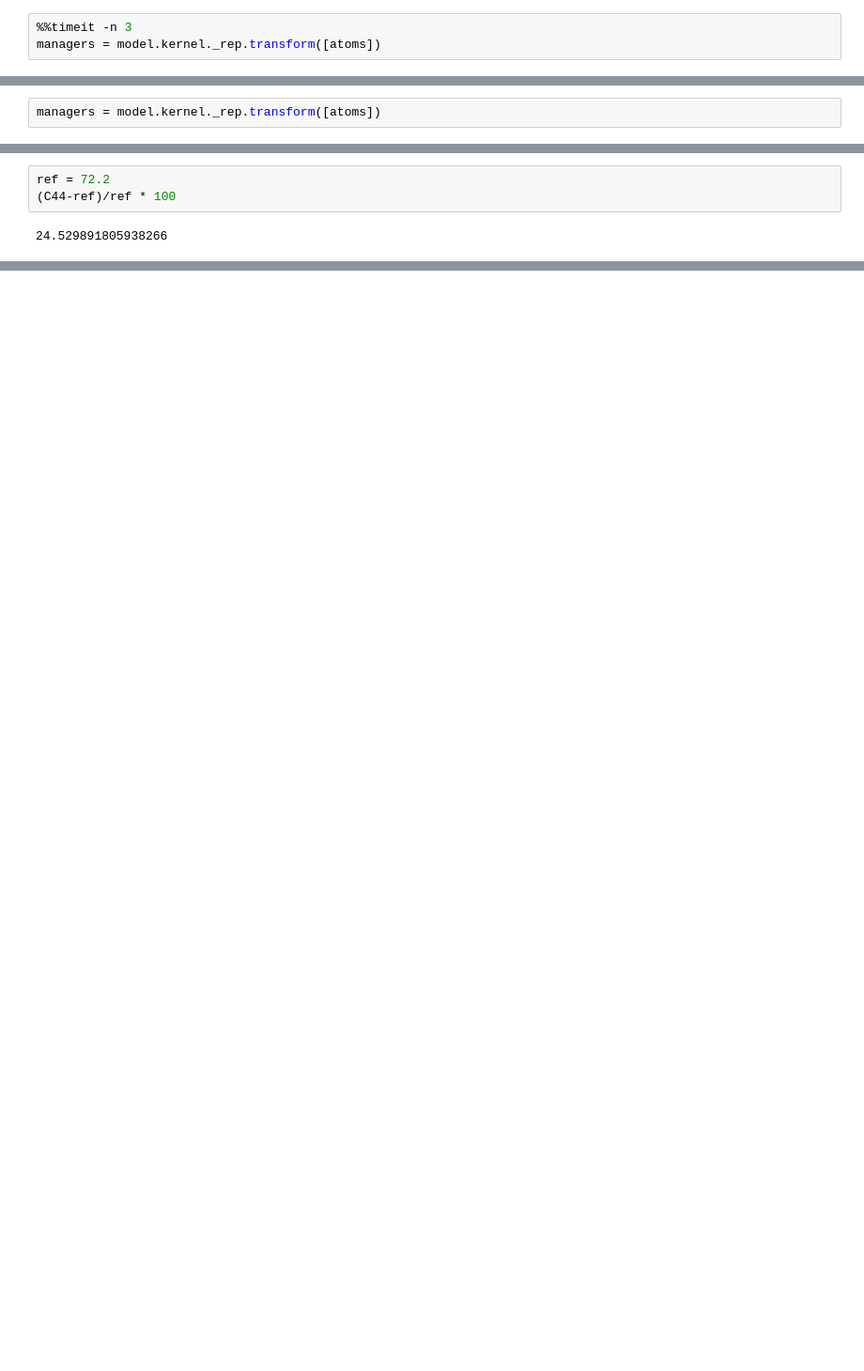
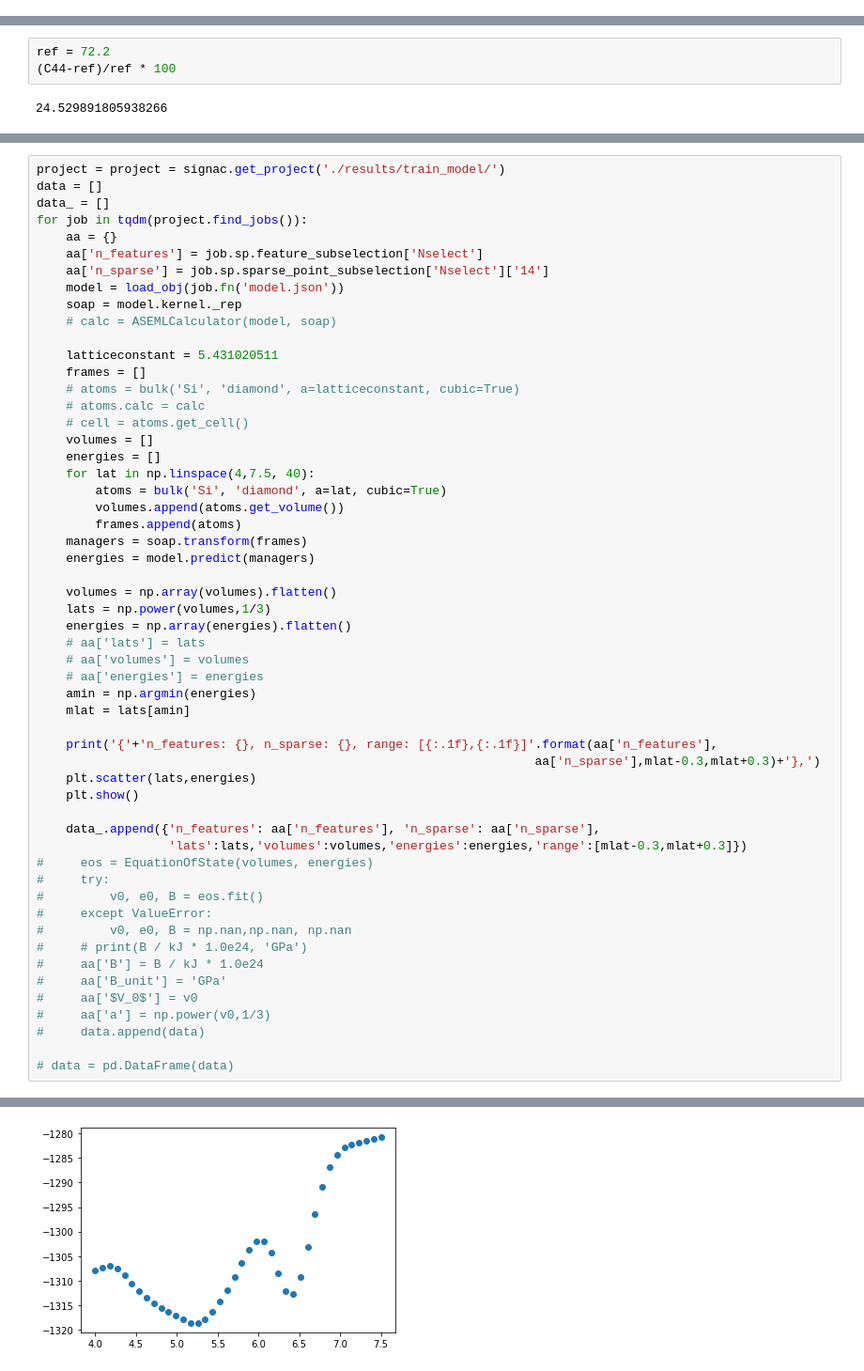
Before and after one commit to felixmusil/rascal_benchmarks, a Jupyter notebook: MLIP_Si-prop.ipynb, the cells around one changed output, grey strips where cells are left out. Shown at 94% size. Saved outputs shown, nothing was run; the diff lists cells and outputs as text; blank space fills up the shorter version.

```diff
--- a/MLIP_Si-prop.ipynb
+++ b/MLIP_Si-prop.ipynb
@@ -1715,3 +1202,0 @@ atoms.wrap(eps=1e-10)
-# %%
-%%timeit -n 3
-managers = model.kernel._rep.transform([atoms])
@@ -1724,2 +1202,0 @@ managers = model.kernel._rep.transform([atoms])
-# %%
-managers = model.kernel._rep.transform([atoms])
@@ -2115,0 +1610,56 @@ ref = 72.2
+# %%
+project = project = signac.get_project('./results/train_model/')
+data = []
+data_ = []
+for job in tqdm(project.find_jobs()):
+    aa = {}
+    aa['n_features'] = job.sp.feature_subselection['Nselect']
+    aa['n_sparse'] = job.sp.sparse_point_subselection['Nselect']['14']
+    model = load_obj(job.fn('model.json'))
+    soap = model.kernel._rep
+    # calc = ASEMLCalculator(model, soap)
+
+    latticeconstant = 5.431020511
+    frames = []
+    # atoms = bulk('Si', 'diamond', a=latticeconstant, cubic=True)
+    # atoms.calc = calc
+    # cell = atoms.get_cell()
+    volumes = []
+    energies = []
+    for lat in np.linspace(4,7.5, 40):
+        atoms = bulk('Si', 'diamond', a=lat, cubic=True)
+        volumes.append(atoms.get_volume())
+        frames.append(atoms)
+    managers = soap.transform(frames)
+    energies = model.predict(managers)
+
+    volumes = np.array(volumes).flatten()
+    lats = np.power(volumes,1/3)
+    energies = np.array(energies).flatten()
+    # aa['lats'] = lats
+    # aa['volumes'] = volumes
+    # aa['energies'] = energies
+    amin = np.argmin(energies)
+    mlat = lats[amin]
+
+    print('{'+'n_features: {}, n_sparse: {}, range: [{:.1f},{:.1f}]'.format(aa['n_features'],
+                                                                    aa['n_sparse'],mlat-0.3,mlat+0.3)+'},')
+    plt.scatter(lats,energies)
+    plt.show()
+
+    data_.append({'n_features': aa['n_features'], 'n_sparse': aa['n_sparse'],
+                  'lats':lats,'volumes':volumes,'energies':energies,'range':[mlat-0.3,mlat+0.3]})
+#     eos = EquationOfState(volumes, energies)
+#     try:
+#         v0, e0, B = eos.fit()
+#     except ValueError:
+#         v0, e0, B = np.nan,np.nan, np.nan
+#     # print(B / kJ * 1.0e24, 'GPa')
+#     aa['B'] = B / kJ * 1.0e24
+#     aa['B_unit'] = 'GPa'
+#     aa['$V_0$'] = v0
+#     aa['a'] = np.power(v0,1/3)
+#     data.append(data)
+
+# data = pd.DataFrame(data)
+# %% [output]
@@ -2115,0 +1667 @@ ref = 72.2
+[figure, added]
```
Also changed, not shown: parts of 118 cells of this notebook, 1 other file.
